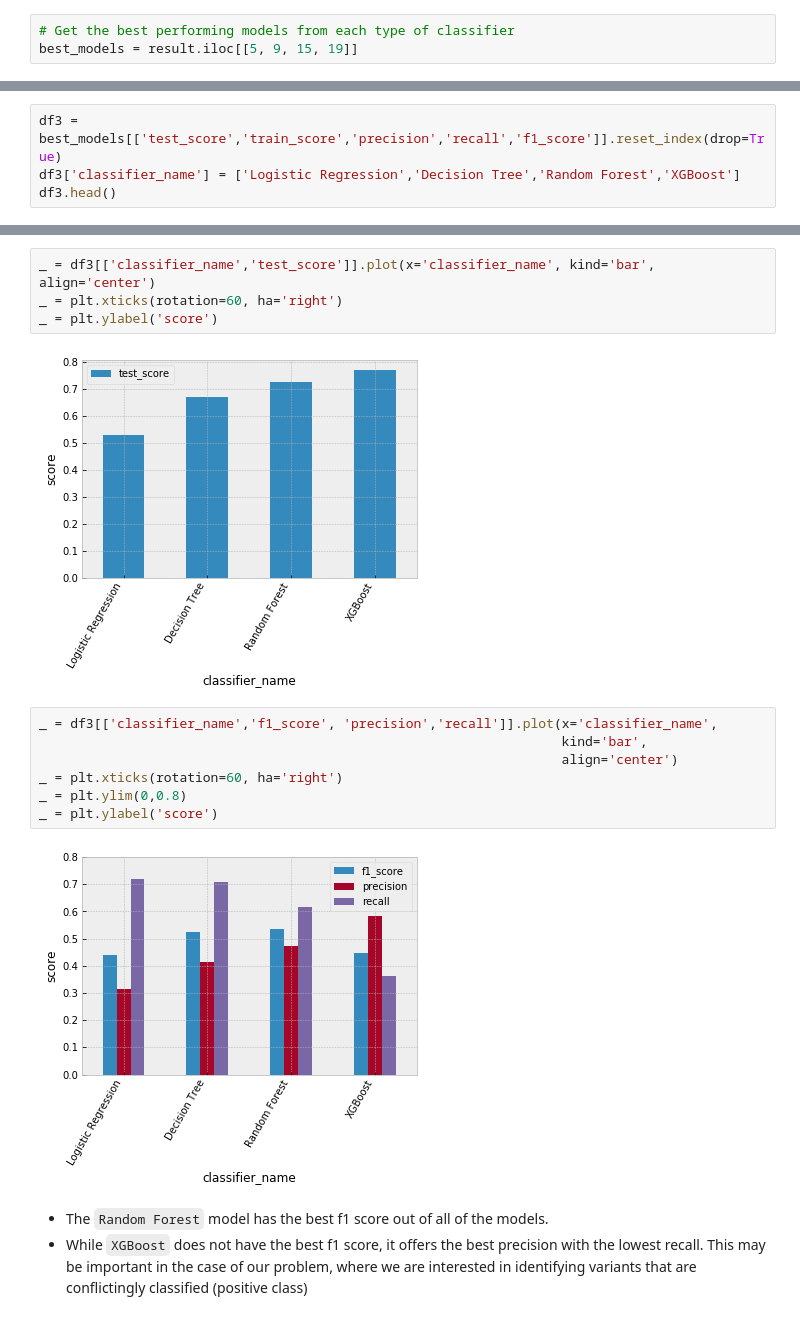
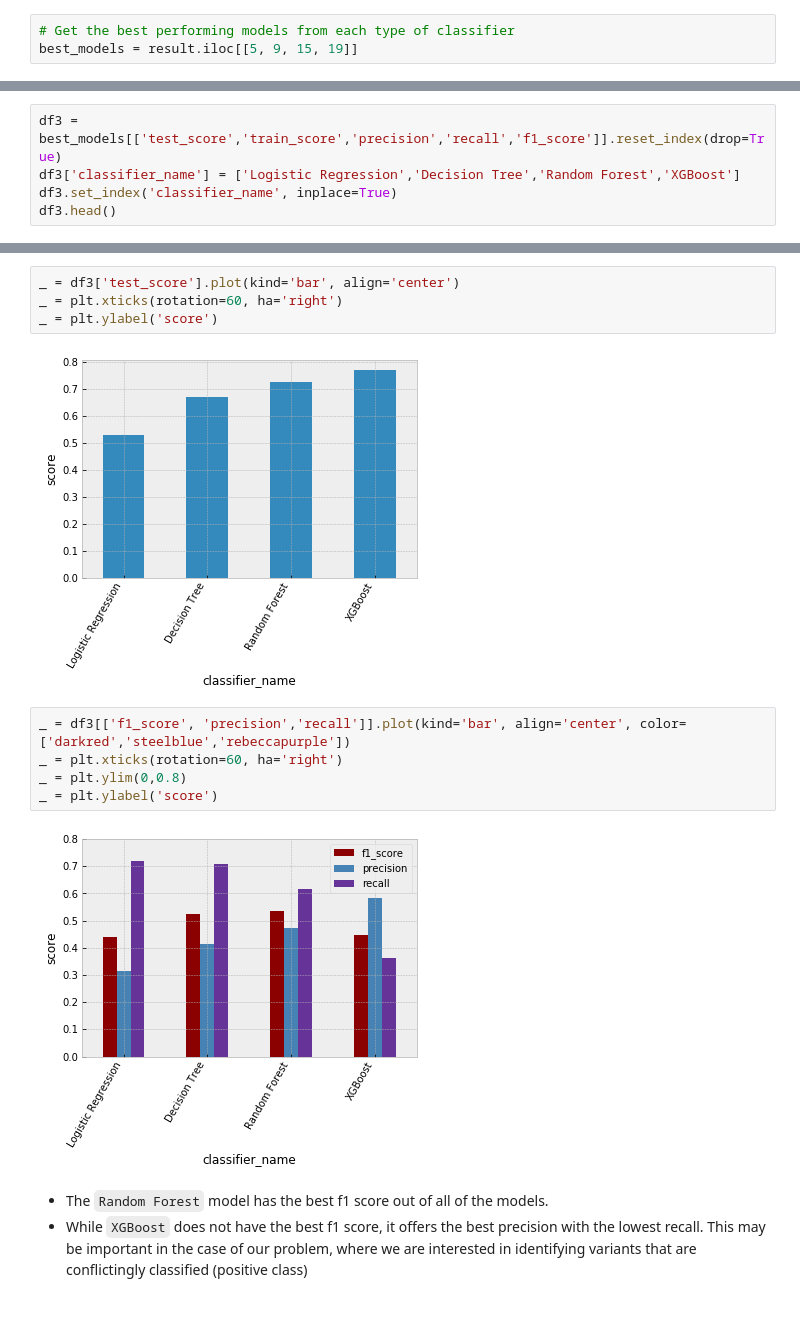
Before and after one commit to gksullan/Springboard_Capstone_1, a Jupyter notebook: final_model_results.ipynb, the cells around one changed output, grey strips where cells are left out. Cells and saved outputs as stored; diff of their text form.

```diff
--- a/final_model_results.ipynb
+++ b/final_model_results.ipynb
@@ -105,5 +87,6 @@ best_models.head()
 # %%
 df3 = best_models[['test_score','train_score','precision','recall','f1_score']].reset_index(drop=True)
 df3['classifier_name'] = ['Logistic Regression','Decision Tree','Random Forest','XGBoost']
+df3.set_index('classifier_name', inplace=True)
 df3.head()
 # %% [output]
@@ -115,18 +99,16 @@ df3.head()
 # %%
-_ = df3[['classifier_name','test_score']].plot(x='classifier_name', kind='bar', align='center')
+_ = df3['test_score'].plot(kind='bar', align='center')
 _ = plt.xticks(rotation=60, ha='right')
 _ = plt.ylabel('score')
 # %% [output]
-[figure, old version]
+[figure, new version]
 # %%
-_ = df3[['classifier_name','f1_score', 'precision','recall']].plot(x='classifier_name',
-                                                                   kind='bar',
-                                                                   align='center')
+_ = df3[['f1_score', 'precision','recall']].plot(kind='bar', align='center', color=['darkred','steelblue','rebeccapurple'])
 _ = plt.xticks(rotation=60, ha='right')
 _ = plt.ylim(0,0.8)
 _ = plt.ylabel('score')
 # %% [output]
-[figure, old version]
+[figure, new version]
 # %% [markdown]
 - The `Random Forest` model has the best f1 score out of all of the models.
 - While `XGBoost` does not have the best f1 score, it offers the best precision with the lowest recall. This may be important in the case of our problem, where we are interested in identifying variants that are conflictingly classified (positive class)
```
Also changed, not shown: parts of 6 cells of this notebook, 2 other files.
